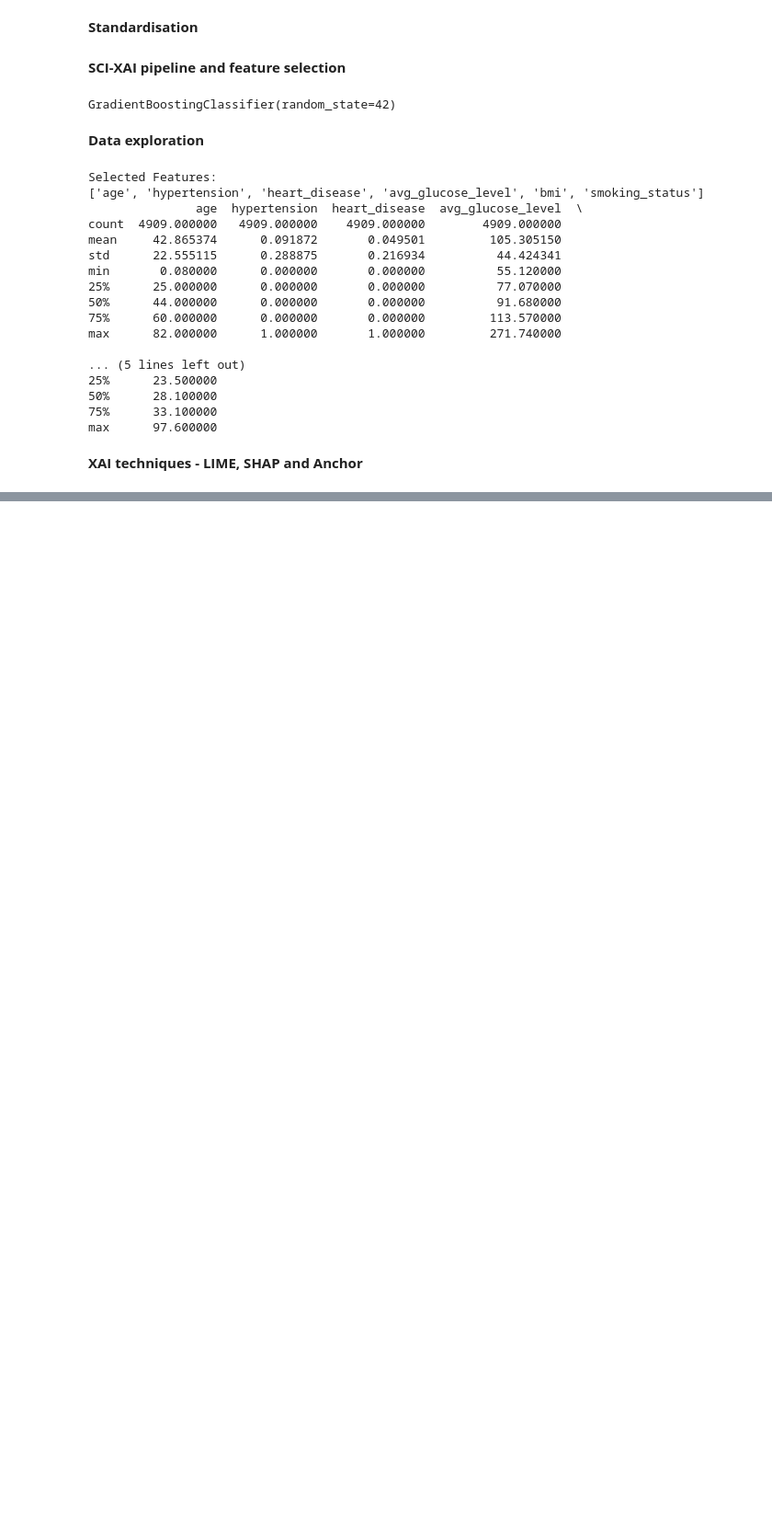
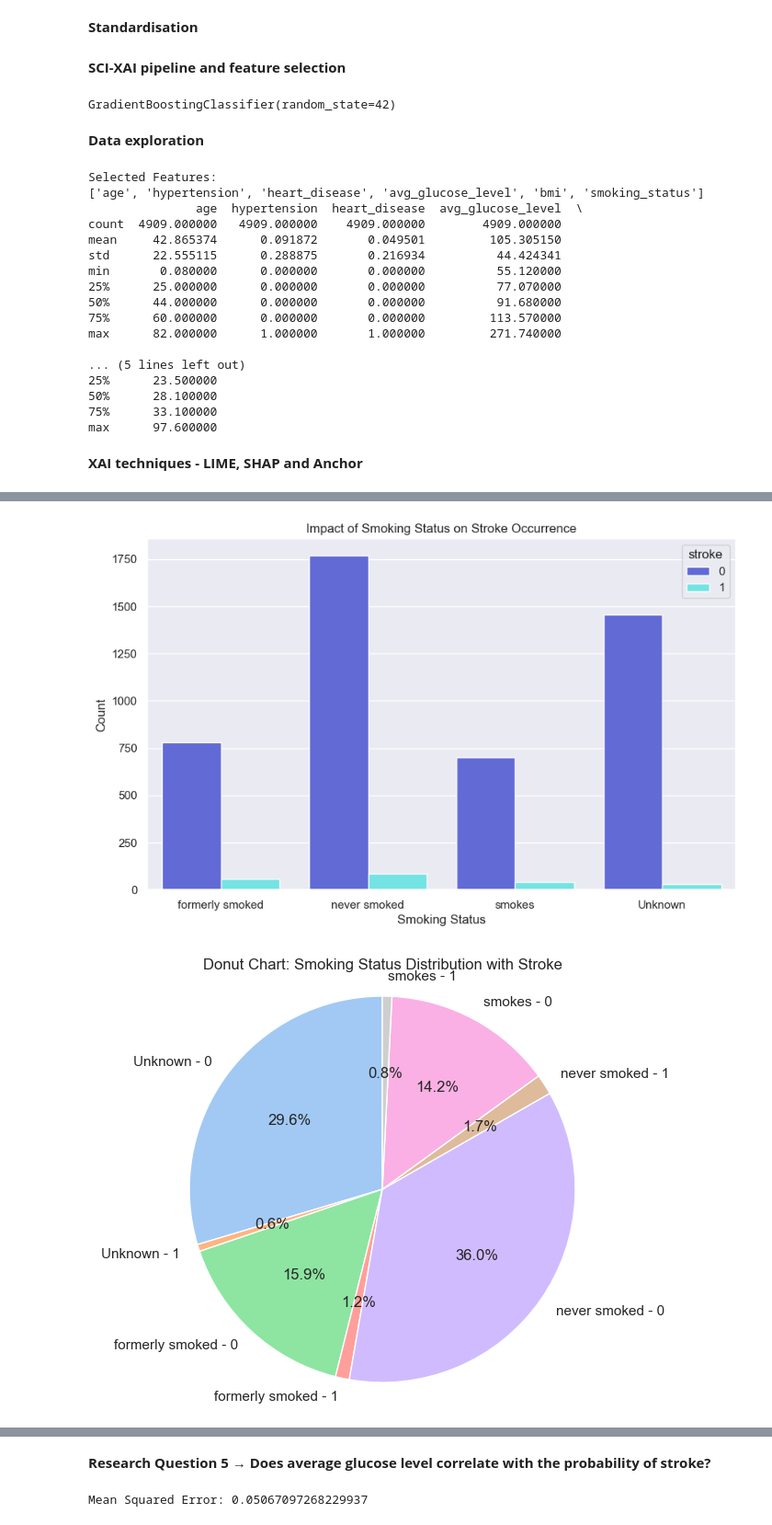
Before and after one commit to zen-0wl/XAl-on-healthcare-diagnostics, a Jupyter notebook: feature-selection.ipynb, the cells around one changed output, grey strips where cells are left out. Shown at 92% size. Drawn from its saved outputs; the diff is of its cells as text; code cells hidden in the pictures; blank space fills up the shorter version.

```diff
--- a/feature-selection.ipynb
+++ b/feature-selection.ipynb
@@ -203,0 +483,36 @@ IndexError: list index out of range
+# %%
+# Summary plot for smoking status
+plt.figure(figsize=(10, 6))
+sns.countplot(x='smoking_status', hue='stroke', data=df)
+plt.title('Impact of Smoking Status on Stroke Occurrence')
+plt.xlabel('Smoking Status')
+plt.ylabel('Count')
+plt.show()
+
+# Donut chart for smoking status
+plt.figure(figsize=(8, 6))
+df_smoking_count = df.groupby(['smoking_status', 'stroke']).size().reset_index(name='count')
+plt.pie(df_smoking_count['count'], labels=df_smoking_count.apply(lambda x: f"{x['smoking_status']} - {x['stroke']}", axis=1), autopct='%1.1f%%', startangle=90, colors=sns.color_palette('pastel'))
+plt.title('Donut Chart: Smoking Status Distribution with Stroke')
+plt.axis('equal')
+plt.show()
+
+# Line chart for smoking status
+plt.figure(figsize=(8, 6))
+sns.lineplot(data=df, x='smoking_status', y='stroke')
+plt.title('Line Chart: Smoking Status Impact on Stroke Occurrence')
+plt.xlabel('Smoking Status')
+plt.ylabel('Stroke (0: No, 1: Yes)')
+plt.show()
+
+# Pyramid for smoking status
+smoking_stroke_counts = df.groupby(['smoking_status', 'stroke']).size().unstack(fill_value=0)
+smoking_stroke_counts.columns = ['No Stroke', 'Stroke']
+smoking_stroke_counts.plot(kind='barh', stacked=True, figsize=(8, 6))
+plt.title('Population Pyramid for Smoking Status and Stroke')
+plt.xlabel('Population Count')
+plt.ylabel('Smoking Status')
+plt.show()
+# %% [output]
+[figure, added]
+[figure, added]
@@ -203,0 +521,20 @@ IndexError: list index out of range
+# %% [markdown]
+<font color="bluegrey" size=+1.0><b>Research Question 5 → Does average glucose level correlate with the probability of stroke?</b></font>
+# %%
+# Linear regression
+from sklearn.linear_model import LinearRegression
+from sklearn.metrics import mean_squared_error
+
+X_train_glucose, X_test_glucose, y_train_glucose, y_test_glucose = train_test_split(df['avg_glucose_level'].values.reshape(-1, 1), df['stroke'], test_size=0.2, random_state=42)
+
+# Training linear regression model
+linreg_glucose = LinearRegression()
+linreg_glucose.fit(X_train_glucose, y_train_glucose)
+
+# Predictions on test set
+y_pred_glucose = linreg_glucose.predict(X_test_glucose)
+
+mse_glucose = mean_squared_error(y_test_glucose, y_pred_glucose)
+print("Mean Squared Error:", mse_glucose)
+# %% [output]
+Mean Squared Error: 0.05067097268229937
```
Also changed, not shown: parts of 30 cells of this notebook.
